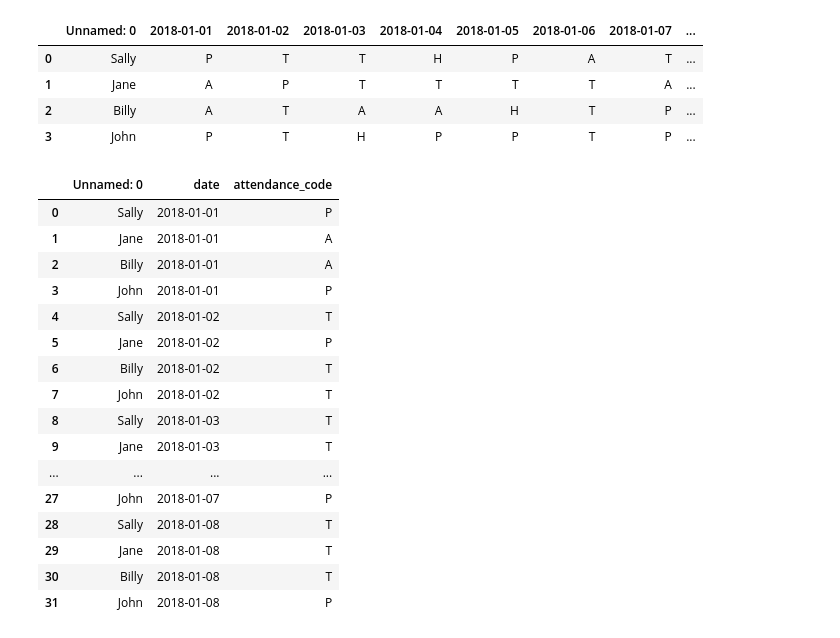
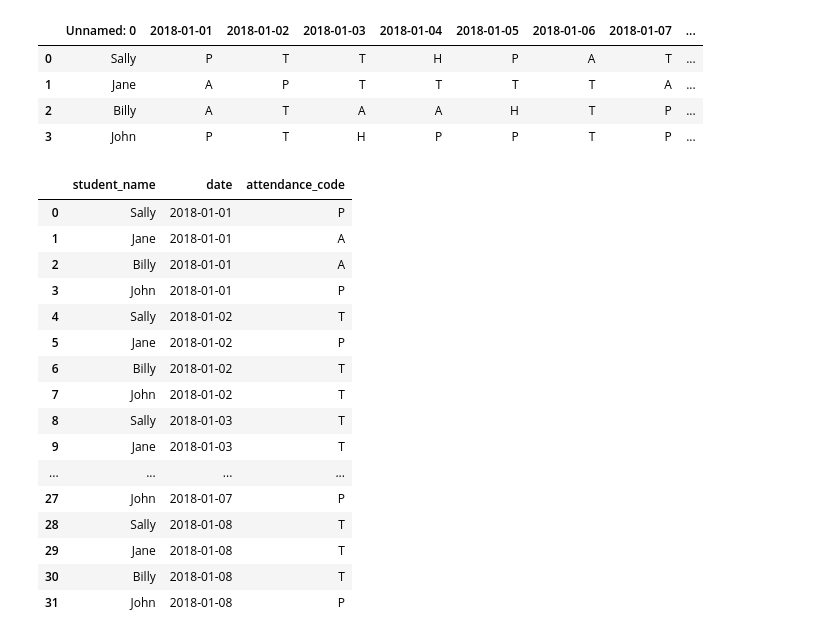
Before and after one commit to EmmanuelAzua/classification-exercises, a Jupyter notebook: tidy_data.ipynb, the cells around one changed output. Cells and saved outputs as stored; diff of their text form; code cells hidden in the pictures.

```diff
--- a/tidy_data.ipynb
+++ b/tidy_data.ipynb
@@ -13,10 +32,10 @@ attendance.head()
 | 2 | Billy | A | T | A | A | H | T | P | ... |
 | 3 | John | P | T | H | P | P | T | P | ... |
 # %%
-attendance = attendance.melt(id_vars = ["Unnamed: 0"], var_name = "date", value_name = "attendance_code")
+attendance = attendance.melt(id_vars = ["Unnamed: 0"], var_name = "date", value_name = "attendance_code").rename(columns = {"Unnamed: 0" : "student_name"})
 attendance
 # %% [output]
-|  | Unnamed: 0 | date | attendance_code |
+|  | student_name | date | attendance_code |
 | 0 | Sally | 2018-01-01 | P |
 | 1 | Jane | 2018-01-01 | A |
 | 2 | Billy | 2018-01-01 | A |
```
Also changed, not shown: parts of 41 cells of this notebook, 5 other files.
